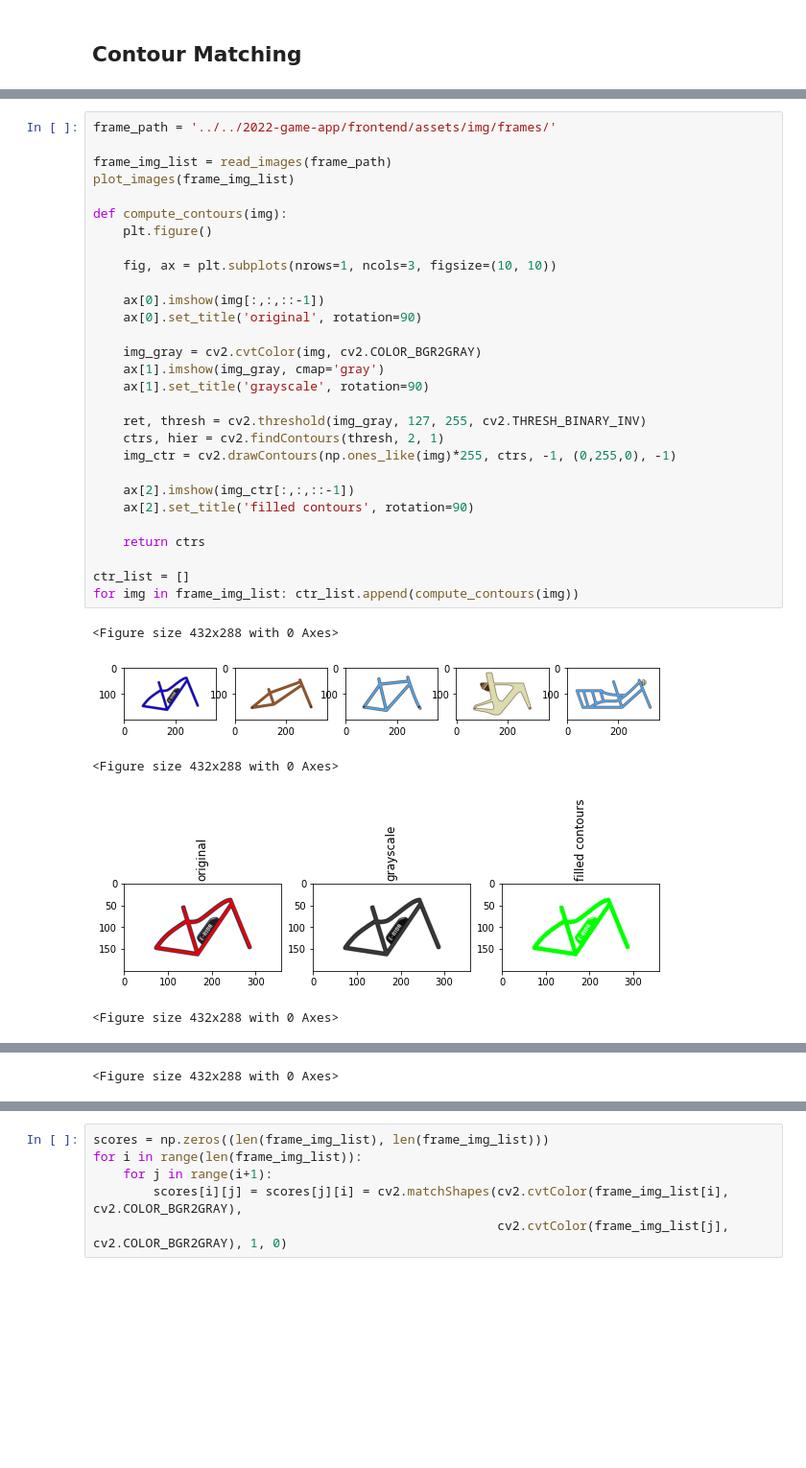
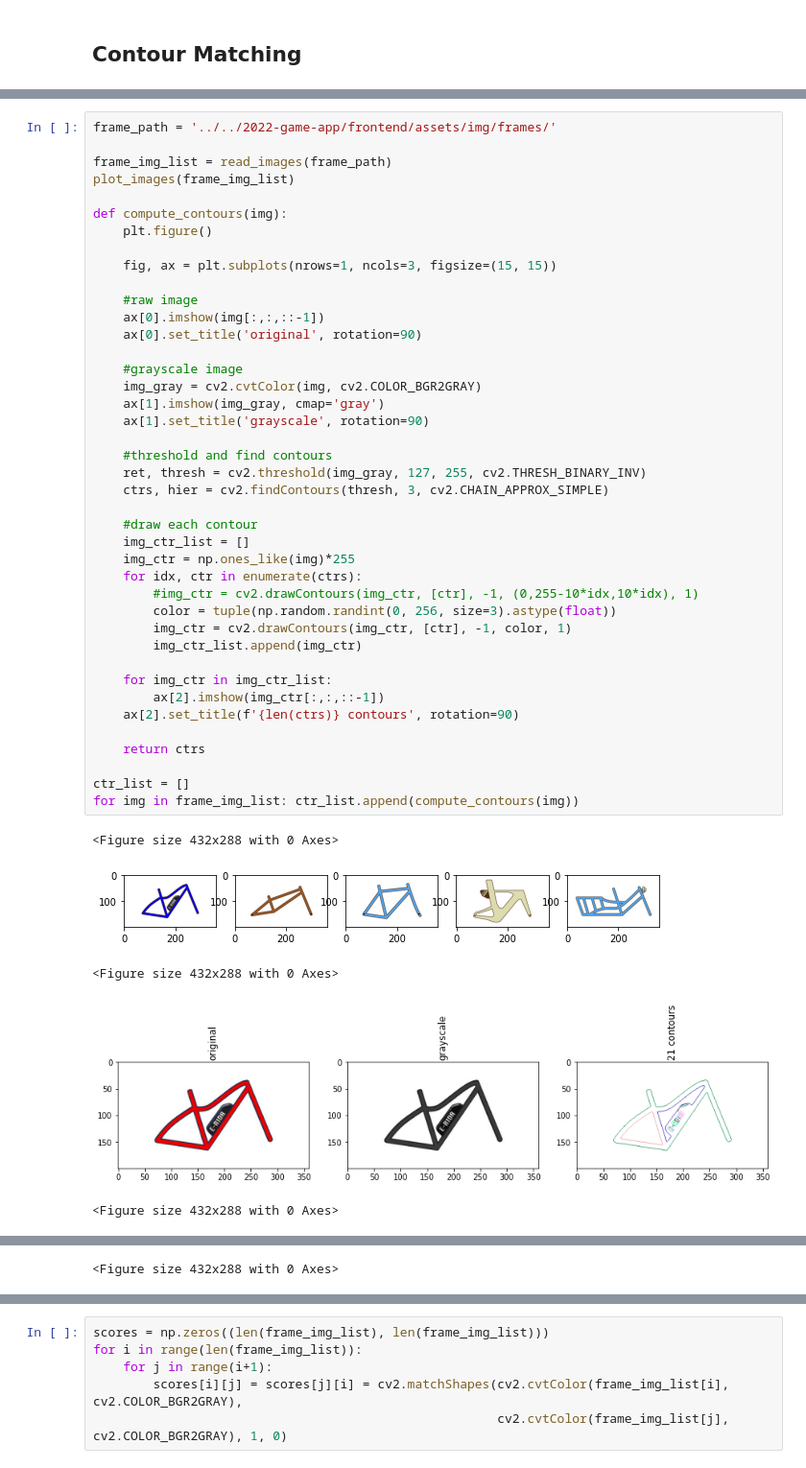
Before and after one commit to rhdemo/2022-ai-sensor, a Jupyter notebook: nbs/Bike Matching.ipynb, the cells around one changed output, grey strips where cells are left out. Shown at 96% size. Cells and saved outputs as stored; diff of their text form; blank space fills up the shorter version.

Commit message:
adding more contour stuff

```diff
--- a/nbs/Bike Matching.ipynb
+++ b/nbs/Bike Matching.ipynb
@@ -277,35 +281,47 @@ compute_matches(loc_list[4])
 # %%
 frame_path = '../../2022-game-app/frontend/assets/img/frames/'
 
 frame_img_list = read_images(frame_path)
 plot_images(frame_img_list)
 
 def compute_contours(img):
     plt.figure()
 
-    fig, ax = plt.subplots(nrows=1, ncols=3, figsize=(10, 10))
+    fig, ax = plt.subplots(nrows=1, ncols=3, figsize=(15, 15))
 
+    #raw image
     ax[0].imshow(img[:,:,::-1])
     ax[0].set_title('original', rotation=90)
 
+    #grayscale image
     img_gray = cv2.cvtColor(img, cv2.COLOR_BGR2GRAY)
     ax[1].imshow(img_gray, cmap='gray')
     ax[1].set_title('grayscale', rotation=90)
 
+    #threshold and find contours
     ret, thresh = cv2.threshold(img_gray, 127, 255, cv2.THRESH_BINARY_INV)
-    ctrs, hier = cv2.findContours(thresh, 2, 1)
-    img_ctr = cv2.drawContours(np.ones_like(img)*255, ctrs, -1, (0,255,0), -1)
+    ctrs, hier = cv2.findContours(thresh, 3, cv2.CHAIN_APPROX_SIMPLE)
 
-    ax[2].imshow(img_ctr[:,:,::-1])
-    ax[2].set_title('filled contours', rotation=90)
+    #draw each contour
+    img_ctr_list = []
+    img_ctr = np.ones_like(img)*255
+    for idx, ctr in enumerate(ctrs):
+        #img_ctr = cv2.drawContours(img_ctr, [ctr], -1, (0,255-10*idx,10*idx), 1)
+        color = tuple(np.random.randint(0, 256, size=3).astype(float))
+        img_ctr = cv2.drawContours(img_ctr, [ctr], -1, color, 1)
+        img_ctr_list.append(img_ctr)
+
+    for img_ctr in img_ctr_list:
+        ax[2].imshow(img_ctr[:,:,::-1])
+    ax[2].set_title(f'{len(ctrs)} contours', rotation=90)
 
     return ctrs
 
 ctr_list = []
 for img in frame_img_list: ctr_list.append(compute_contours(img))
 # %% [output]
 <Figure size 432x288 with 0 Axes>
 [figure]
 <Figure size 432x288 with 0 Axes>
-[figure, old version]
+[figure, new version]
 <Figure size 432x288 with 0 Axes>
```
Also changed, not shown: parts of 2 cells of this notebook.
